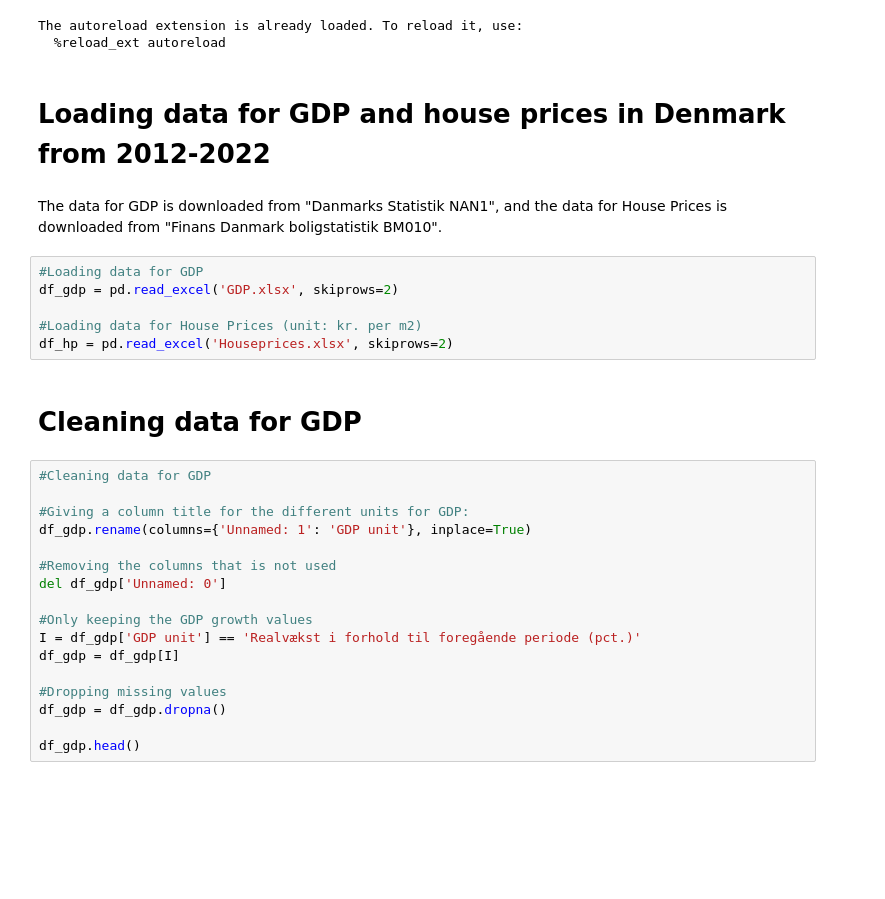
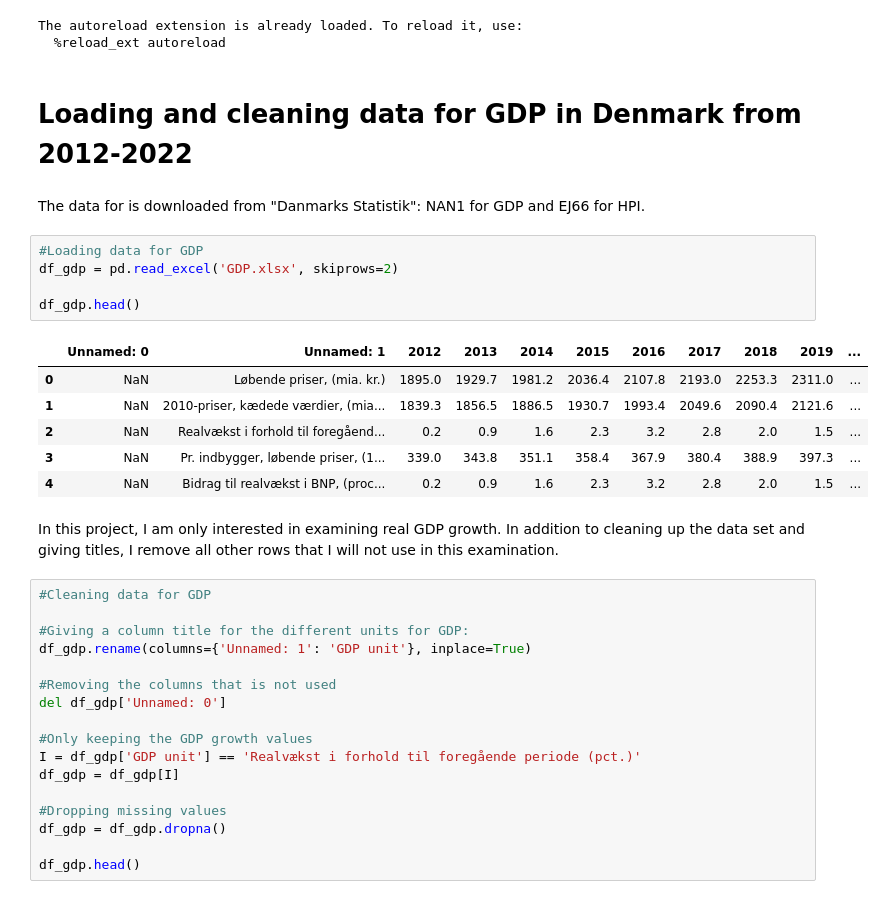
Before and after one commit to NumEconCopenhagen/projects-2023-lnp953, a Jupyter notebook: dataproject/dataproject.ipynb, the cells around one changed output. Saved outputs shown, nothing was run; the diff lists cells and outputs as text; blank space fills up the shorter version.

```diff
--- a/dataproject/dataproject.ipynb
+++ b/dataproject/dataproject.ipynb
@@ -27,17 +27,23 @@ import dataproject
 The autoreload extension is already loaded. To reload it, use:
   %reload_ext autoreload
 # %% [markdown]
-# Loading data for GDP and house prices in Denmark from 2012-2022
+# Loading and cleaning data for GDP in Denmark from 2012-2022
 # %% [markdown]
-The data for GDP is downloaded from "Danmarks Statistik NAN1", and the data for House Prices is downloaded from "Finans Danmark boligstatistik BM010".
+The data for is downloaded from "Danmarks Statistik": NAN1 for GDP and EJ66 for HPI.
 # %%
 #Loading data for GDP
 df_gdp = pd.read_excel('GDP.xlsx', skiprows=2)
 
-#Loading data for House Prices (unit: kr. per m2)
-df_hp = pd.read_excel('Houseprices.xlsx', skiprows=2)
+df_gdp.head()
+# %% [output]
+|  | Unnamed: 0 | Unnamed: 1 | 2012 | 2013 | 2014 | 2015 | 2016 | 2017 | 2018 | 2019 | ... |
+| 0 | NaN | Løbende priser, (mia. kr.) | 1895.0 | 1929.7 | 1981.2 | 2036.4 | 2107.8 | 2193.0 | 2253.3 | 2311.0 | ... |
+| 1 | NaN | 2010-priser, kædede værdier, (mia... | 1839.3 | 1856.5 | 1886.5 | 1930.7 | 1993.4 | 2049.6 | 2090.4 | 2121.6 | ... |
+| 2 | NaN | Realvækst i forhold til foregåend... | 0.2 | 0.9 | 1.6 | 2.3 | 3.2 | 2.8 | 2.0 | 1.5 | ... |
+| 3 | NaN | Pr. indbygger, løbende priser, (1... | 339.0 | 343.8 | 351.1 | 358.4 | 367.9 | 380.4 | 388.9 | 397.3 | ... |
+| 4 | NaN | Bidrag til realvækst i BNP, (proc... | 0.2 | 0.9 | 1.6 | 2.3 | 3.2 | 2.8 | 2.0 | 1.5 | ... |
-# %% [markdown]
-# Cleaning data for GDP
+# %% [markdown]
+In this project, I am only interested in examining real GDP growth. In addition to cleaning up the data set and giving titles, I remove all other rows that I will not use in this examination.
 # %%
 #Cleaning data for GDP
 
```
Also changed, not shown: parts of 22 cells of this notebook, 5 other files.
